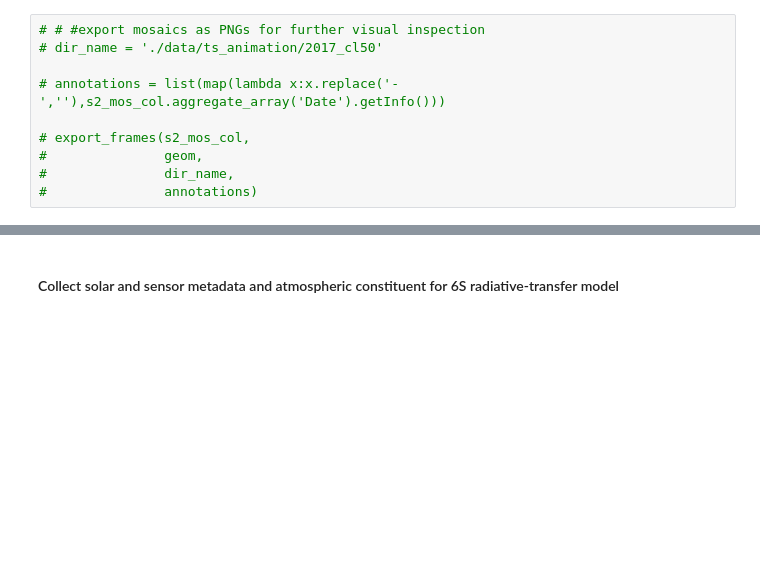
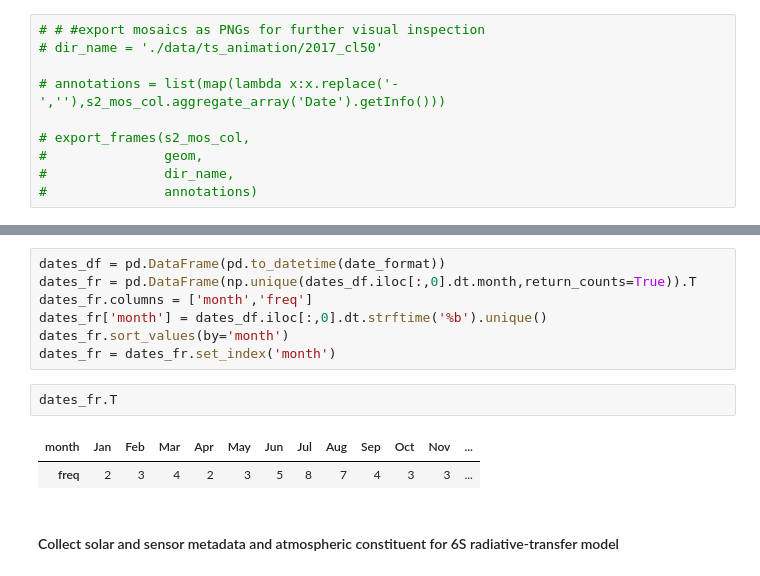
Before and after one commit to octo-weilian/mapping-wetlands, a Jupyter notebook: 00_sentinel2_preprocessing_gee.ipynb, the cells around one changed output, grey strips where cells are left out. Saved outputs shown, nothing was run; the diff lists cells and outputs as text; blank space fills up the shorter version.

```diff
--- a/00_sentinel2_preprocessing_gee.ipynb
+++ b/00_sentinel2_preprocessing_gee.ipynb
@@ -151,3 +186,15 @@ print('Nr. selected mosaics: ',s2_toa_col.size().getInfo())
+# %%
+dates_df = pd.DataFrame(pd.to_datetime(date_format))
+dates_fr = pd.DataFrame(np.unique(dates_df.iloc[:,0].dt.month,return_counts=True)).T
+dates_fr.columns = ['month','freq']
+dates_fr['month'] = dates_df.iloc[:,0].dt.strftime('%b').unique()
+dates_fr.sort_values(by='month')
+dates_fr = dates_fr.set_index('month')
+# %%
+dates_fr.T
+# %% [output]
+| month | Jan | Feb | Mar | Apr | May | Jun | Jul | Aug | Sep | Oct | Nov | ... |
+| freq | 2 | 3 | 4 | 2 | 3 | 5 | 8 | 7 | 4 | 3 | 3 | ... |
 # %% [markdown]
 #### Collect solar and sensor metadata and atmospheric constituent for 6S radiative-transfer model
 # %%
```
Also changed, not shown: parts of 12 cells of this notebook, 10 other files.
